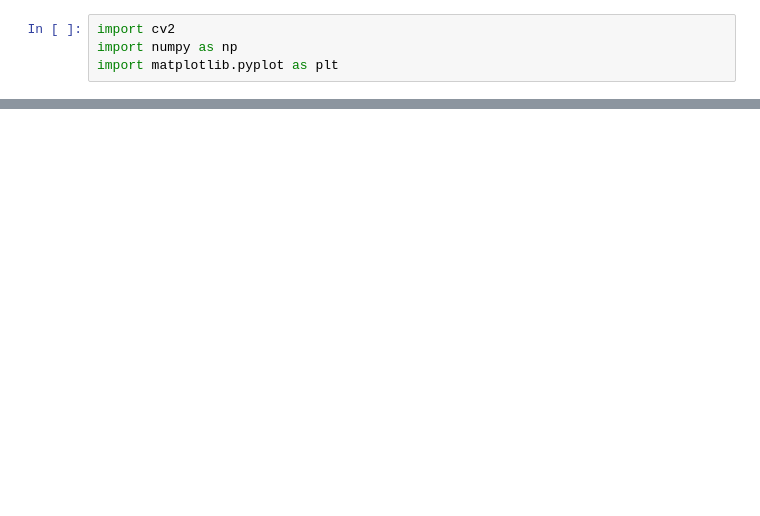
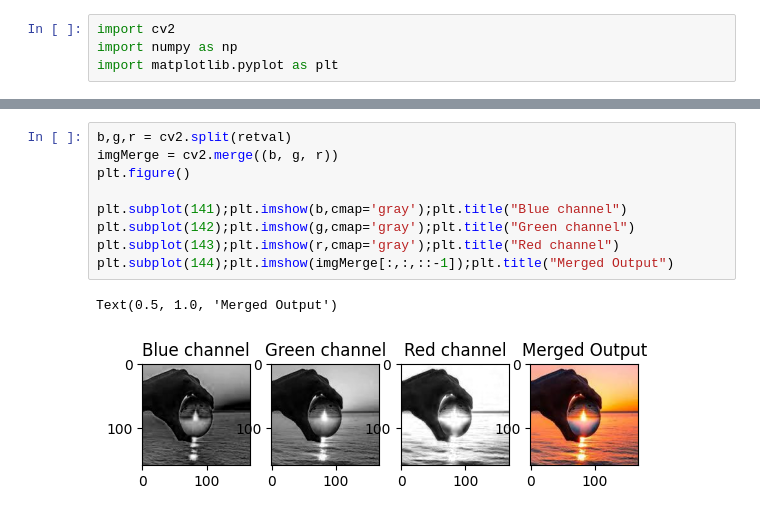
Before and after one commit to Jessica-Nguyen03/Image_Processing, a Jupyter notebook: laboratory1.ipynb, the cells around one changed output, grey strips where cells are left out. Drawn from its saved outputs; the diff is of its cells as text; blank space fills up the shorter version.

```diff
--- a/laboratory1.ipynb
+++ b/laboratory1.ipynb
@@ -10,0 +25,12 @@ plt.imshow(retval)
+# %%
+b,g,r = cv2.split(retval)
+imgMerge = cv2.merge((b, g, r))
+plt.figure()
+
+plt.subplot(141);plt.imshow(b,cmap='gray');plt.title("Blue channel")
+plt.subplot(142);plt.imshow(g,cmap='gray');plt.title("Green channel")
+plt.subplot(143);plt.imshow(r,cmap='gray');plt.title("Red channel")
+plt.subplot(144);plt.imshow(imgMerge[:,:,::-1]);plt.title("Merged Output")
+# %% [output]
+Text(0.5, 1.0, 'Merged Output')
+[figure, added]
```
Also changed, not shown: parts of 5 cells of this notebook.
